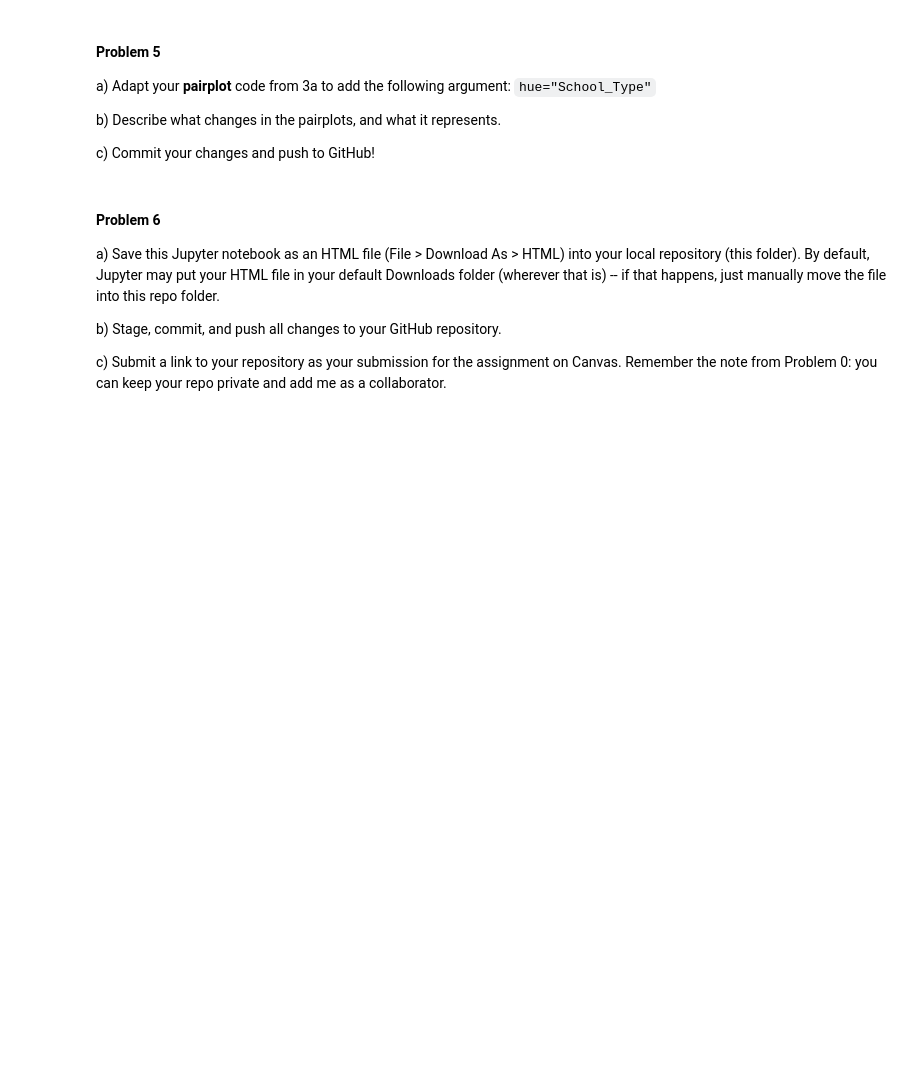
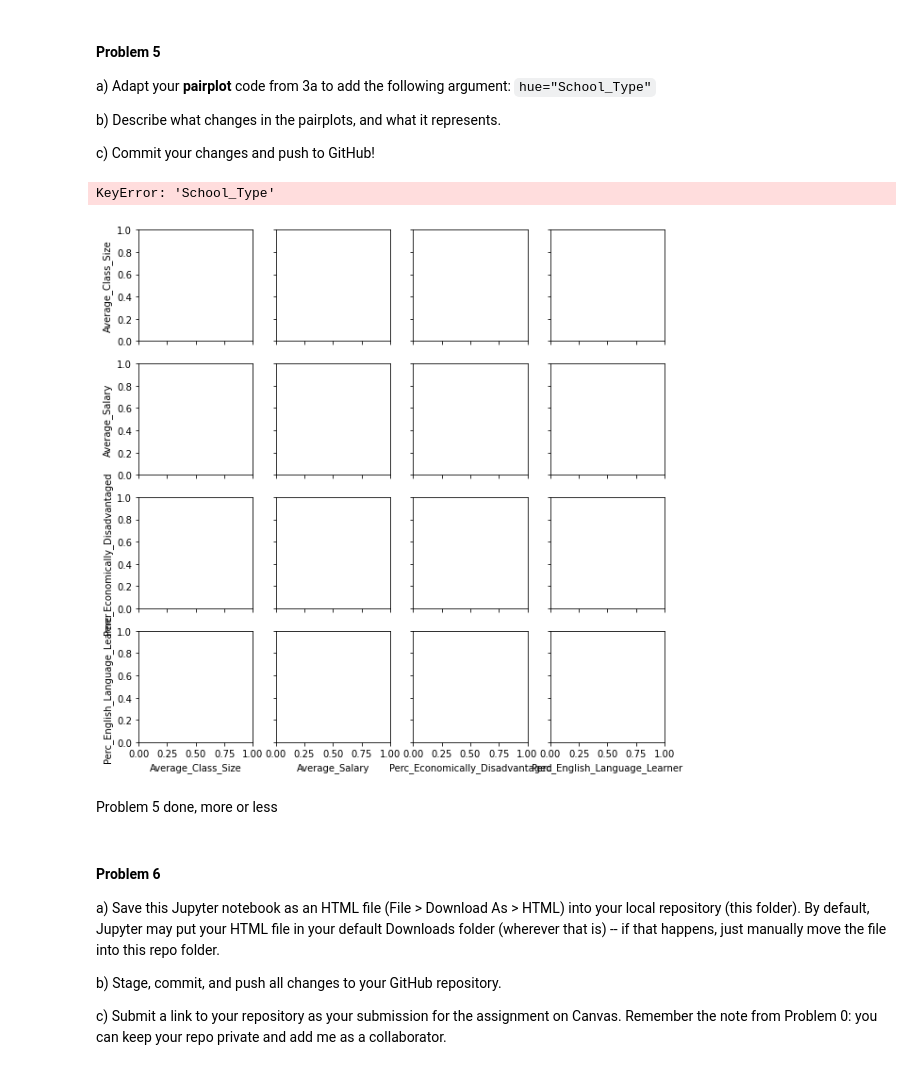
Before and after one commit to cdmatthias/f20_epsy5200_assignment11, a Jupyter notebook: F20 EPSY 5200 Assignment 11.ipynb, the cells around one changed output. Drawn from its saved outputs; the diff is of its cells as text; code cells hidden in the pictures; blank space fills up the shorter version.

```diff
--- a/F20 EPSY 5200 Assignment 11.ipynb
+++ b/F20 EPSY 5200 Assignment 11.ipynb
@@ -278,6 +278,17 @@ b) Describe what changes in the pairplots, and what it represents.
 c) Commit your changes and push to GitHub!
 # %%
 # Problem 5 code here (can split into multiple code chunks if you want)
+
+sns.pairplot(
+    school_data2[['Average_Class_Size', 'Average_Salary','Perc_Economically_Disadvantaged',
+                  'Perc_English_Language_Learner']] , hue='School_Type')
+
+# I want to submit this homework so I'm just leaving this as not working, I haven't figure out why.
+# %% [output]
+KeyError: 'School_Type'
+[figure, added]
+# %% [markdown]
+Problem 5 done, more or less
 # %% [markdown]
 #### Problem 6
 
```
Also changed, not shown: parts of 2 cells of this notebook.
